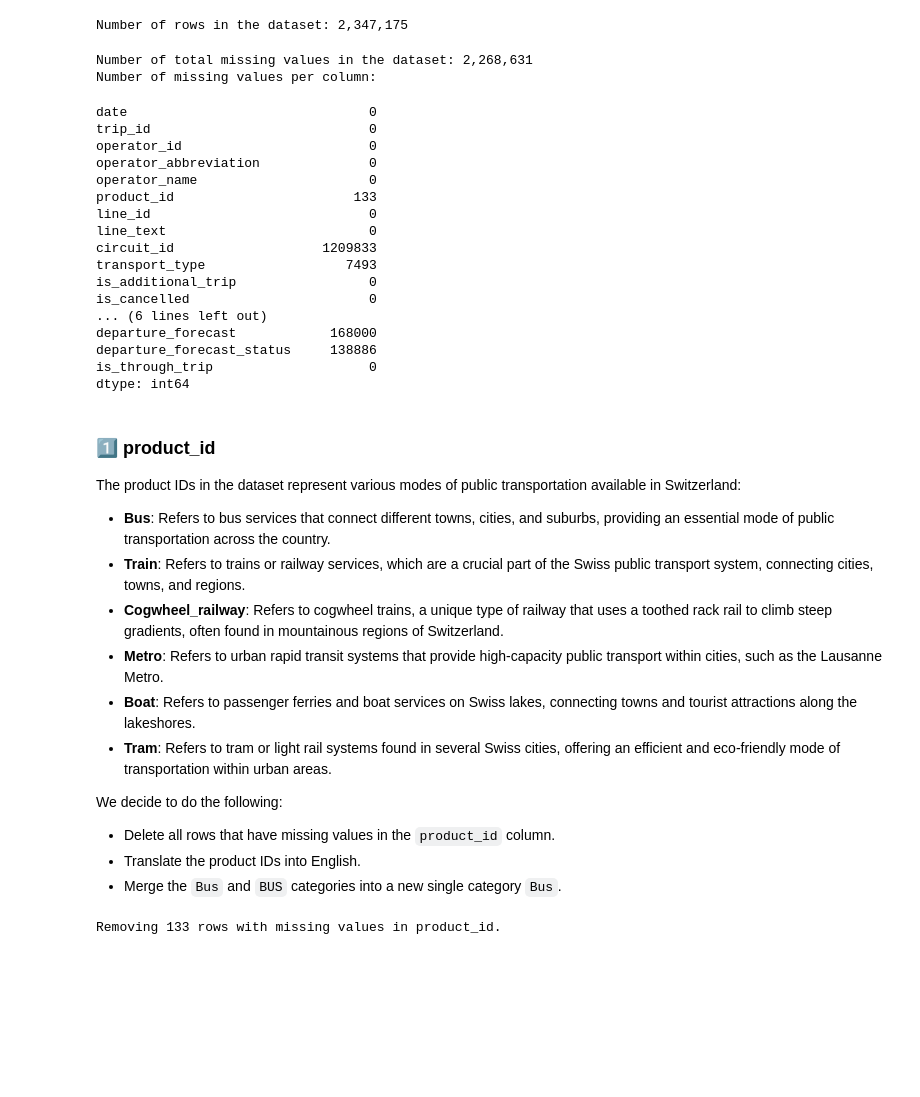
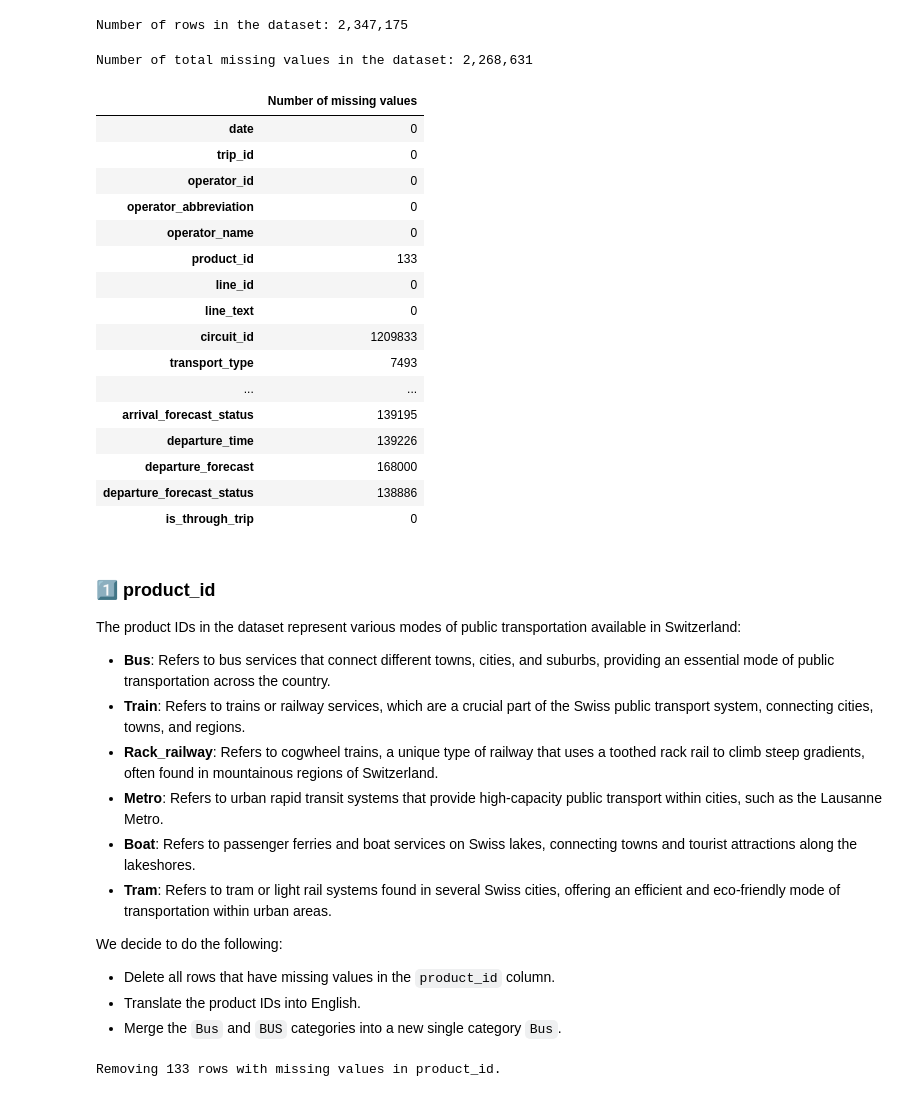
Before and after one commit to com-480-data-visualization/project-2023-choo-choo-data-darlings, a Jupyter notebook: preprocessing.ipynb, the cells around one changed output. Cells and saved outputs as stored; diff of their text form; code cells hidden in the pictures; blank space fills up the shorter version.

```diff
--- a/preprocessing.ipynb
+++ b/preprocessing.ipynb
@@ -138,28 +140,26 @@ Number of rows in the dataset: 2,347,175
 # %%
 # Get number of missing values per column
 print(f"Number of total missing values in the dataset: {transport_data.isna().sum().sum():,}")
-print(f"Number of missing values per column: ")
-transport_data.isna().sum()
+pd.DataFrame(transport_data.isna().sum(), columns=['Number of missing values'])
 # %% [output]
 Number of total missing values in the dataset: 2,268,631
-Number of missing values per column:
-date                               0
-trip_id                            0
-operator_id                        0
-operator_abbreviation              0
-operator_name                      0
-product_id                       133
-line_id                            0
-line_text                          0
-circuit_id                   1209833
-transport_type                  7493
-is_additional_trip                 0
-is_cancelled                       0
-... (6 lines left out)
-departure_forecast            168000
-departure_forecast_status     138886
-is_through_trip                    0
-dtype: int64
+|  | Number of missing values |
+| date | 0 |
+| trip_id | 0 |
+| operator_id | 0 |
+| operator_abbreviation | 0 |
+| operator_name | 0 |
+| product_id | 133 |
+| line_id | 0 |
+| line_text | 0 |
+| circuit_id | 1209833 |
+| transport_type | 7493 |
+| ... | ... |
+| arrival_forecast_status | 139195 |
+| departure_time | 139226 |
+| departure_forecast | 168000 |
+| departure_forecast_status | 138886 |
+| is_through_trip | 0 |
 # %% [markdown]
 ### **1️⃣ product_id**
 
@@ -167,7 +167,7 @@ The product IDs in the dataset represent various modes of public transportation
 
 - **Bus**: Refers to bus services that connect different towns, cities, and suburbs, providing an essential mode of public transportation across the country.
 - **Train**: Refers to trains or railway services, which are a crucial part of the Swiss public transport system, connecting cities, towns, and regions.
-- **Cogwheel_railway**: Refers to cogwheel trains, a unique type of railway that uses a toothed rack rail to climb steep gradients, often found in mountainous regions of Switzerland.
+- **Rack_railway**: Refers to cogwheel trains, a unique type of railway that uses a toothed rack rail to climb steep gradients, often found in mountainous regions of Switzerland.
 - **Metro**: Refers to urban rapid transit systems that provide high-capacity public transport within cities, such as the Lausanne Metro.
 - **Boat**: Refers to passenger ferries and boat services on Swiss lakes, connecting towns and tourist attractions along the lakeshores.
 - **Tram**: Refers to tram or light rail systems found in several Swiss cities, offering an efficient and eco-friendly mode of transportation within urban areas.
```
Also changed, not shown: parts of 36 cells of this notebook, 3 other files.
